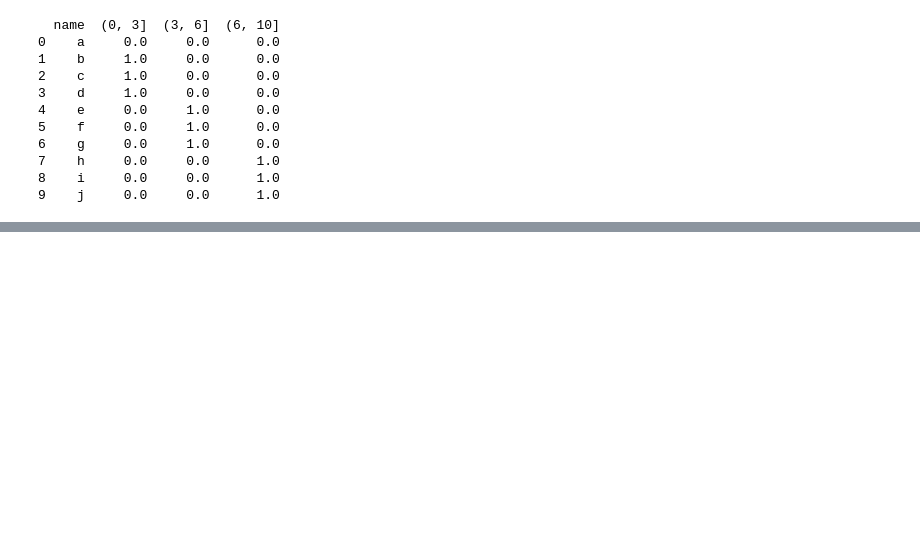
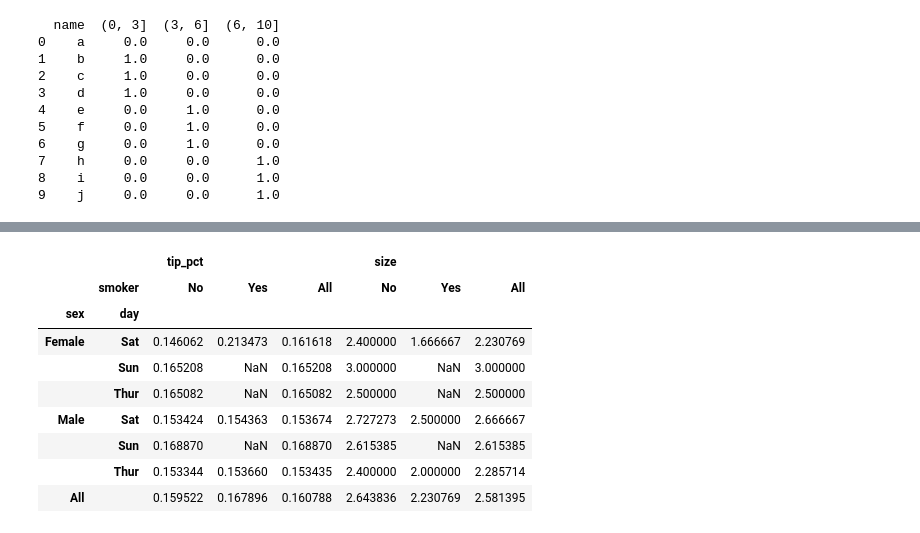
Before and after one commit to jeffmxh/jupyter_notebook, a Jupyter notebook: pandas_learn.ipynb, the cells around one changed output, grey strips where cells are left out. Saved outputs shown, nothing was run; the diff lists cells and outputs as text; code cells hidden in the pictures; blank space fills up the shorter version.

```diff
--- a/pandas_learn.ipynb
+++ b/pandas_learn.ipynb
@@ -295,0 +396,16 @@ tenor         1         3         5         1         3
+# %%
+tips.pivot_table(['tip_pct','size'], index = ['sex','day'], columns='smoker')
+
+# 加入分项小计， 默认 aggfunc 为 mean
+tips.pivot_table(['tip_pct','size'], index = ['sex','day'], columns='smoker', margins=True)
+# %% [output]
+|  |  | tip_pct |  |  | size |  |  |
+|  | smoker | No | Yes | All | No | Yes | All |
+| sex | day |  |  |  |  |  |  |
+| Female | Sat | 0.146062 | 0.213473 | 0.161618 | 2.400000 | 1.666667 | 2.230769 |
+|  | Sun | 0.165208 | NaN | 0.165208 | 3.000000 | NaN | 3.000000 |
+|  | Thur | 0.165082 | NaN | 0.165082 | 2.500000 | NaN | 2.500000 |
+| Male | Sat | 0.153424 | 0.154363 | 0.153674 | 2.727273 | 2.500000 | 2.666667 |
+|  | Sun | 0.168870 | NaN | 0.168870 | 2.615385 | NaN | 2.615385 |
+|  | Thur | 0.153344 | 0.153660 | 0.153435 | 2.400000 | 2.000000 | 2.285714 |
+| All |  | 0.159522 | 0.167896 | 0.160788 | 2.643836 | 2.230769 | 2.581395 |
```
Also changed, not shown: parts of 14 cells of this notebook, 2 other files.
